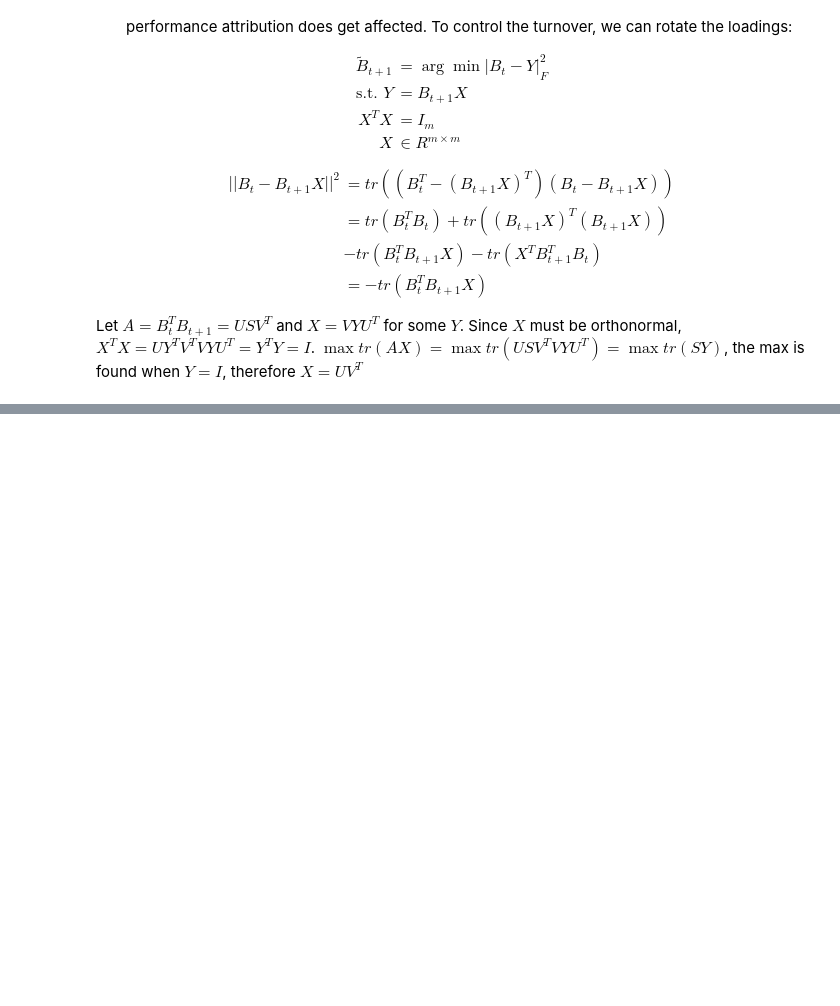
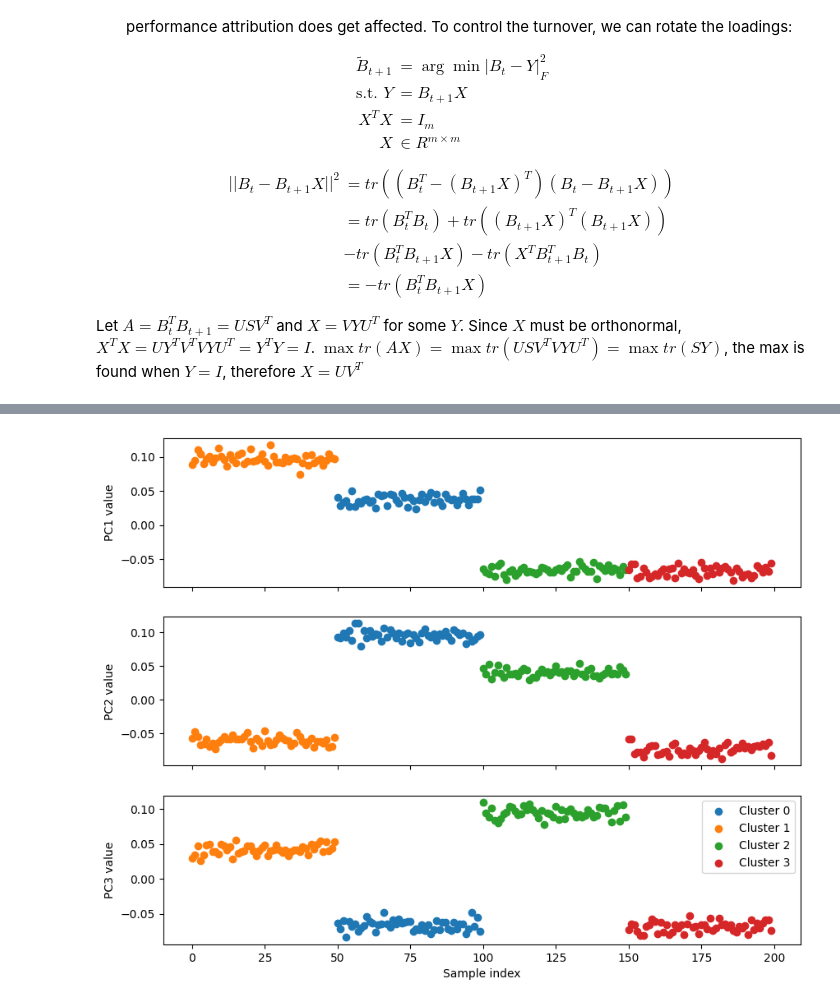
Before and after one commit to yixinethanxie/elements-of-quantitative-investing, a Jupyter notebook: chapter_7.ipynb, the cells around one changed output, grey strips where cells are left out. Drawn from its saved outputs; the diff is of its cells as text; code cells hidden in the pictures; blank space fills up the shorter version.

```diff
--- a/chapter_7.ipynb
+++ b/chapter_7.ipynb
@@ -244,0 +276,56 @@ Let $A = B_t^TB_{t+1} = USV^T$ and $X=VYU^T$ for some $Y$. Since $X$ must be ort
+# %%
+np.random.seed(420)
+n = 20
+mean1 = np.zeros(n)
+mean2 = mean1 + 1
+mean3 = mean2 + 1
+mean4 = mean3 + 1
+
+mu1_3d = np.array([ 1,  1,  1])
+mu2_3d = np.array([ 1, -1, -1])
+mu3_3d = np.array([-1,  1, -1])
+mu4_3d = np.array([-1, -1,  1])
+
+def embed(mu_3d, n=20):
+    v = np.zeros(n)
+    v[:3] = mu_3d
+    return v
+
+mean1 = embed(mu1_3d, n)
+mean2 = embed(mu2_3d, n)
+mean3 = embed(mu3_3d, n)
+mean4 = embed(mu4_3d, n)
+
+covariance = np.eye(len(mean1))*0.01
+
+samples1 = np.random.multivariate_normal(mean1, covariance, size=50)
+samples2 = np.random.multivariate_normal(mean2, covariance, size=50)
+samples3 = np.random.multivariate_normal(mean3, covariance, size=50)
+samples4 = np.random.multivariate_normal(mean4, covariance, size=50)
+R = np.vstack([samples1, samples2, samples3, samples4])
+T = len(R)
+
+kmeans = KMeans(n_clusters=4, random_state=420, n_init='auto')
+kmeans.fit(R)
+labels = kmeans.labels_
+
+centers = kmeans.cluster_centers_
+
+eigenvalues, eigenvectors = np.linalg.eig(R@R.T)
+num_pcs = np.argmax(np.abs(np.diff(eigenvalues)))+1
+pc1 = eigenvectors.real[:, 0]
+
+fig, axes = plt.subplots(num_pcs, figsize=(10, 8), sharex=True)
+
+unique_labels = np.unique(labels)
+
+for lb in unique_labels:
+    idx = labels == lb
+    for i in range(num_pcs):
+        axes[i].scatter(np.where(idx)[0], eigenvectors.real[idx,i], label=f"Cluster {lb}")
+        axes[i].set_ylabel(f"PC{i+1} value")
+plt.legend()
+plt.xlabel("Sample index")
+plt.show()
+# %% [output]
+[figure, added]
```
Also changed, not shown: parts of 2 cells of this notebook.
